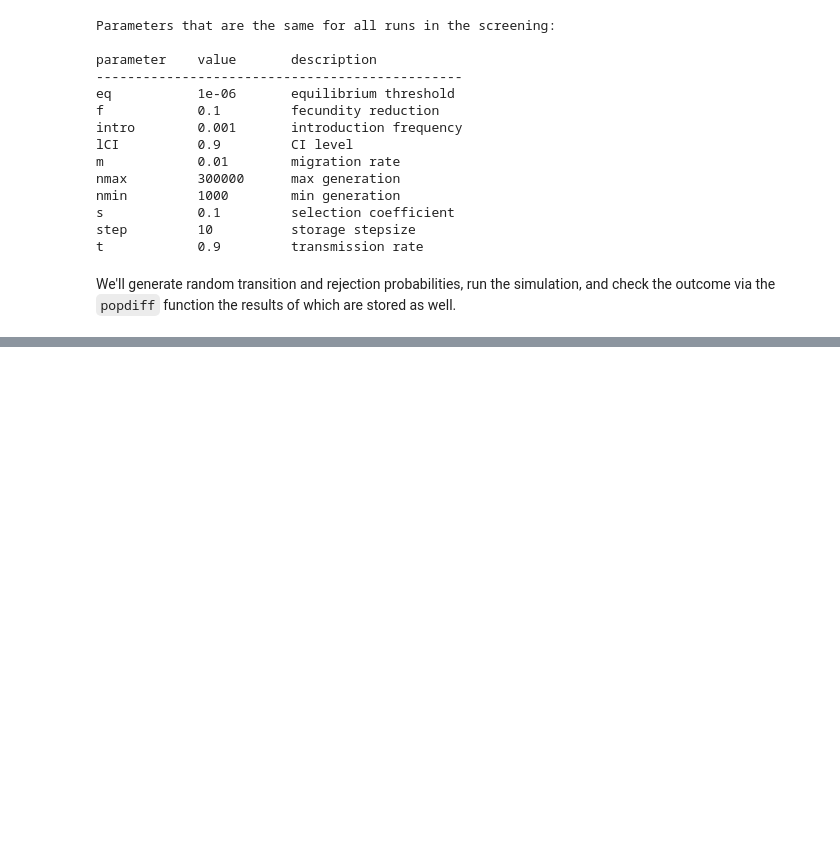
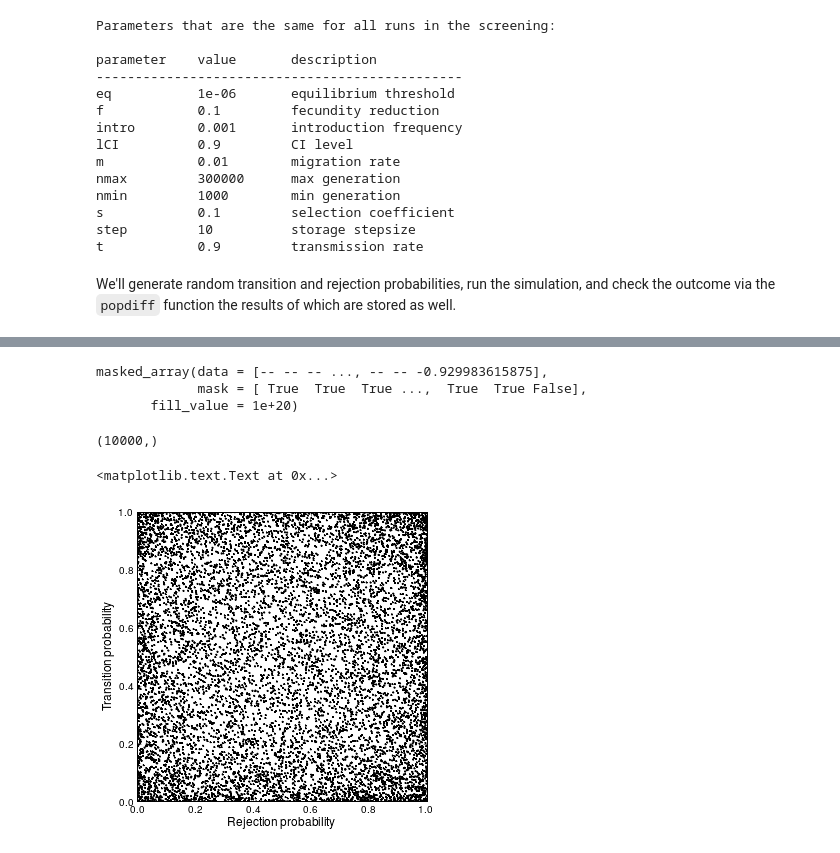
Before and after one commit to mattflor/wspec, a Jupyter notebook: notebooks/scenario_2_screening1.ipynb, the cells around one changed output, grey strips where cells are left out. Drawn from its saved outputs; the diff is of its cells as text; code cells hidden in the pictures; blank space fills up the shorter version.

```diff
--- a/notebooks/scenario_2_screening1.ipynb
+++ b/notebooks/scenario_2_screening1.ipynb
@@ -452,2 +486,27 @@ len(diffs)
+# %%
+z = np.ma.masked_inside(diffs[:,2], -0.005, 0.005)
+z
+# %% [output]
+masked_array(data = [-- -- -- ..., -- -- -0.929983615875],
+             mask = [ True  True  True ...,  True  True False],
+       fill_value = 1e+20)
+# %%
+z.shape
+# %% [output]
+(10000,)
 # %%
 rstore.close()
+# %%
+plt.scatter(X, Y, marker='x', c='0.2', s=1)
+plt.xlim(0,1)
+plt.ylim(0,1)
+ax = gca()
+ax.grid(False)
+ax.set_aspect(1.)
+ax.set_xticklabels(ax.get_xticks(), ticks_font)
+ax.set_yticklabels(ax.get_yticks(), ticks_font)
+plt.xlabel(r'Rejection probability')
+plt.ylabel(r'Transition probability')
+# %% [output]
+<matplotlib.text.Text at 0x...>
+[figure, added]
```
Also changed, not shown: parts of 12 cells of this notebook, 5 other files.
